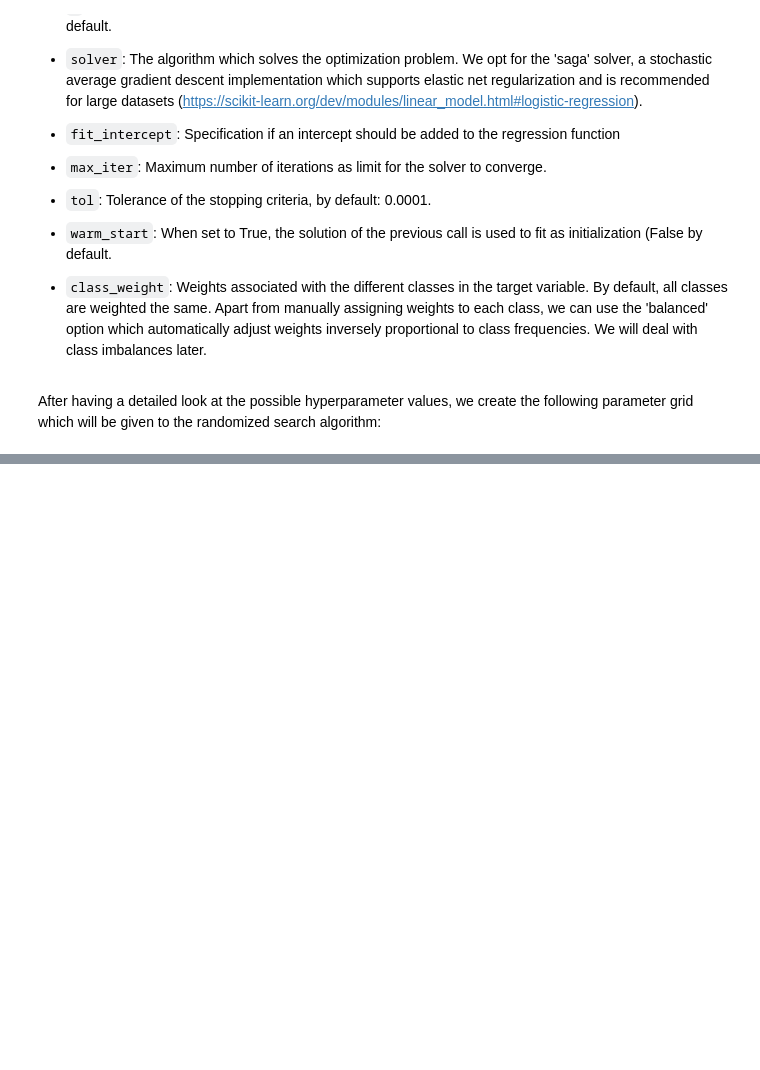
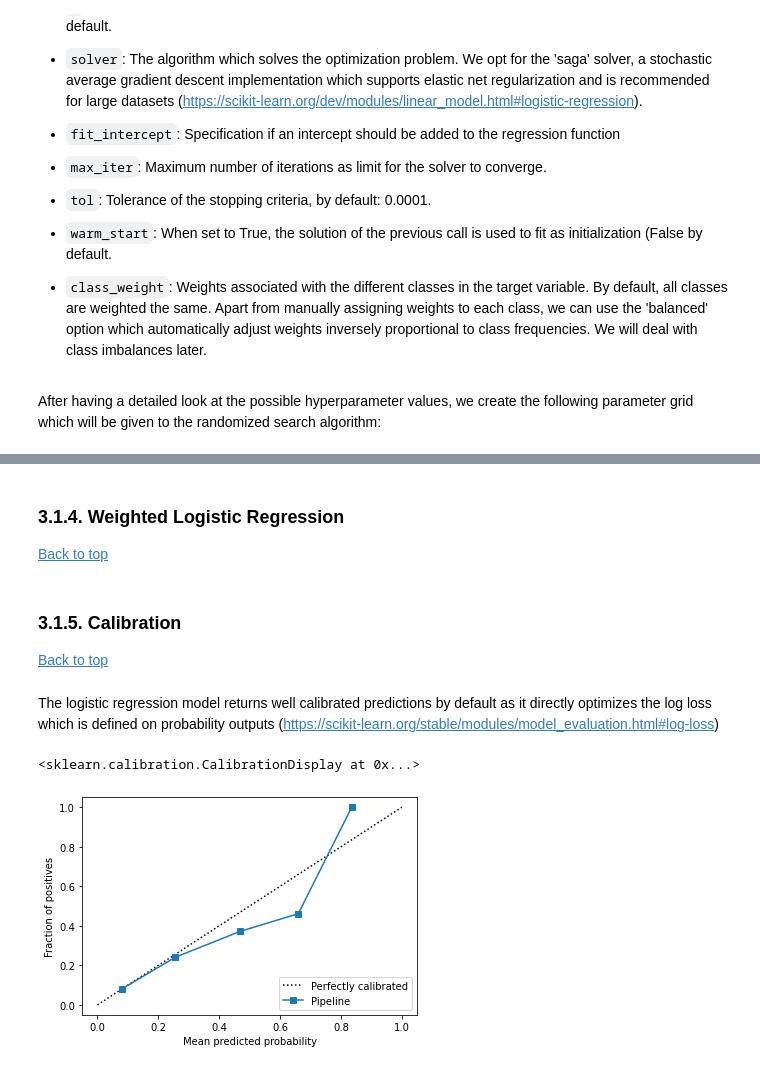
Before and after one commit to F4LLC0N3R/ML-Group-2---Diabetes, a Jupyter notebook: Logistic Regression.ipynb, the cells around one changed output, grey strips where cells are left out. Drawn from its saved outputs; the diff is of its cells as text; code cells hidden in the pictures; blank space fills up the shorter version.

Commit message:
Calibration

```diff
--- a/Logistic Regression.ipynb
+++ b/Logistic Regression.ipynb
@@ -276 +200,9 @@ print(classification_report(y_test, y_pred))
+# %% [markdown]
+### 3.1.4. Weighted Logistic Regression
+[Back to top](#top)
+# %% [markdown]
+### 3.1.5. Calibration
+[Back to top](#top)
+# %% [markdown]
+The logistic regression model returns well calibrated predictions by default as it directly optimizes the log loss which is defined on probability outputs (https://scikit-learn.org/stable/modules/model_evaluation.html#log-loss)
 # %%
@@ -280,2 +210,10 @@ CalibrationDisplay.from_predictions()
+# %%
+# scikit-learn 1.0 needed
+# show calibration curve of current model
+
+CalibrationDisplay.from_estimator(pipe, X_test, y_test)
+# %% [output]
+<sklearn.calibration.CalibrationDisplay at 0x...>
+[figure, added]
 # %%
 # fit and calibrate model on training data
```
Also changed, not shown: parts of 23 cells of this notebook.
